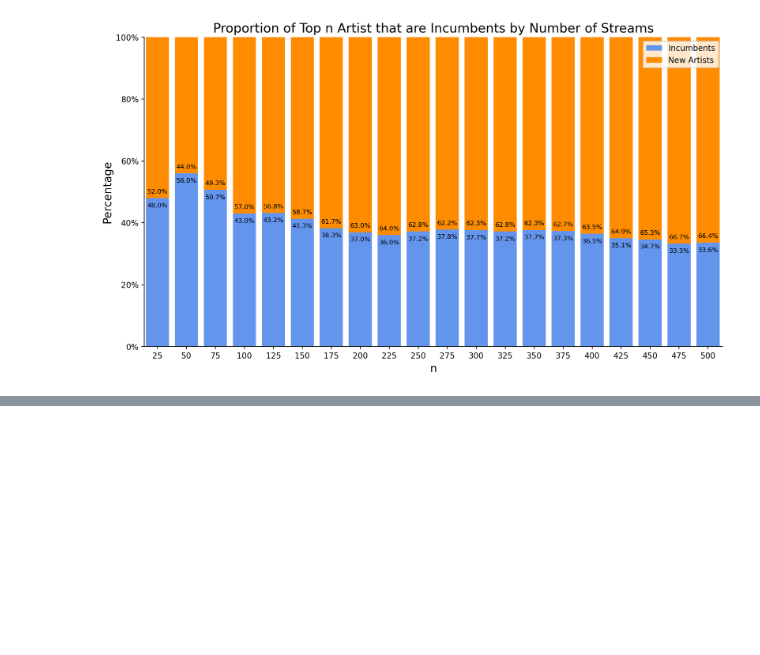
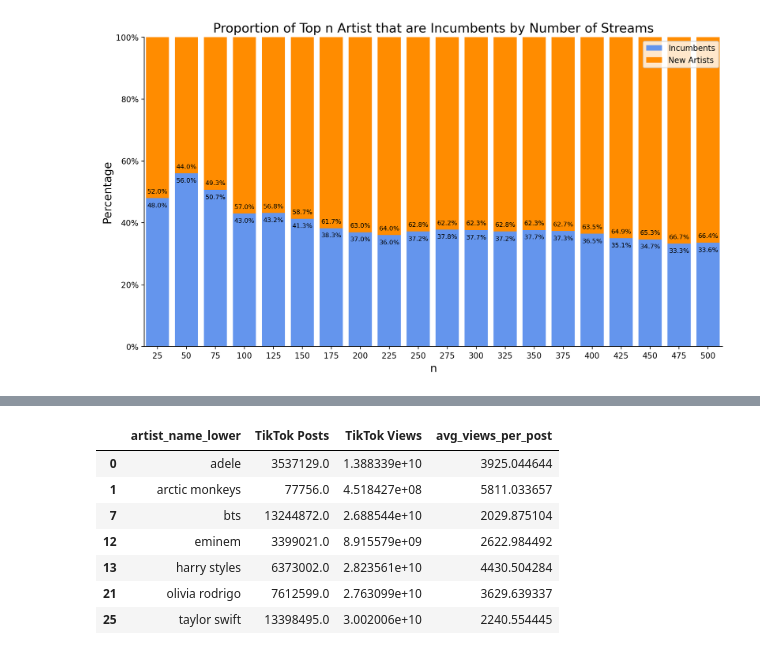
Before and after one commit to walkerhughes/spotify-eda, a Jupyter notebook: top_artists.ipynb, the cells around one changed output, grey strips where cells are left out. Drawn from its saved outputs; the diff is of its cells as text; code cells hidden in the pictures; blank space fills up the shorter version.

```diff
--- a/top_artists.ipynb
+++ b/top_artists.ipynb
@@ -68,0 +178,11 @@ plt.show()
+# %%
+incumbent_ticktok_24[incumbent_ticktok_24["avg_views_per_post"] >= desc["avg_views_per_post"]["75%"]]
+# %% [output]
+|  | artist_name_lower | TikTok Posts | TikTok Views | avg_views_per_post |
+| 0 | adele | 3537129.0 | 1.388339e+10 | 3925.044644 |
+| 1 | arctic monkeys | 77756.0 | 4.518427e+08 | 5811.033657 |
+| 7 | bts | 13244872.0 | 2.688544e+10 | 2029.875104 |
+| 12 | eminem | 3399021.0 | 8.915579e+09 | 2622.984492 |
+| 13 | harry styles | 6373002.0 | 2.823561e+10 | 4430.504284 |
+| 21 | olivia rodrigo | 7612599.0 | 2.763099e+10 | 3629.639337 |
+| 25 | taylor swift | 13398495.0 | 3.002006e+10 | 2240.554445 |
```
Also changed, not shown: parts of 13 cells of this notebook.
